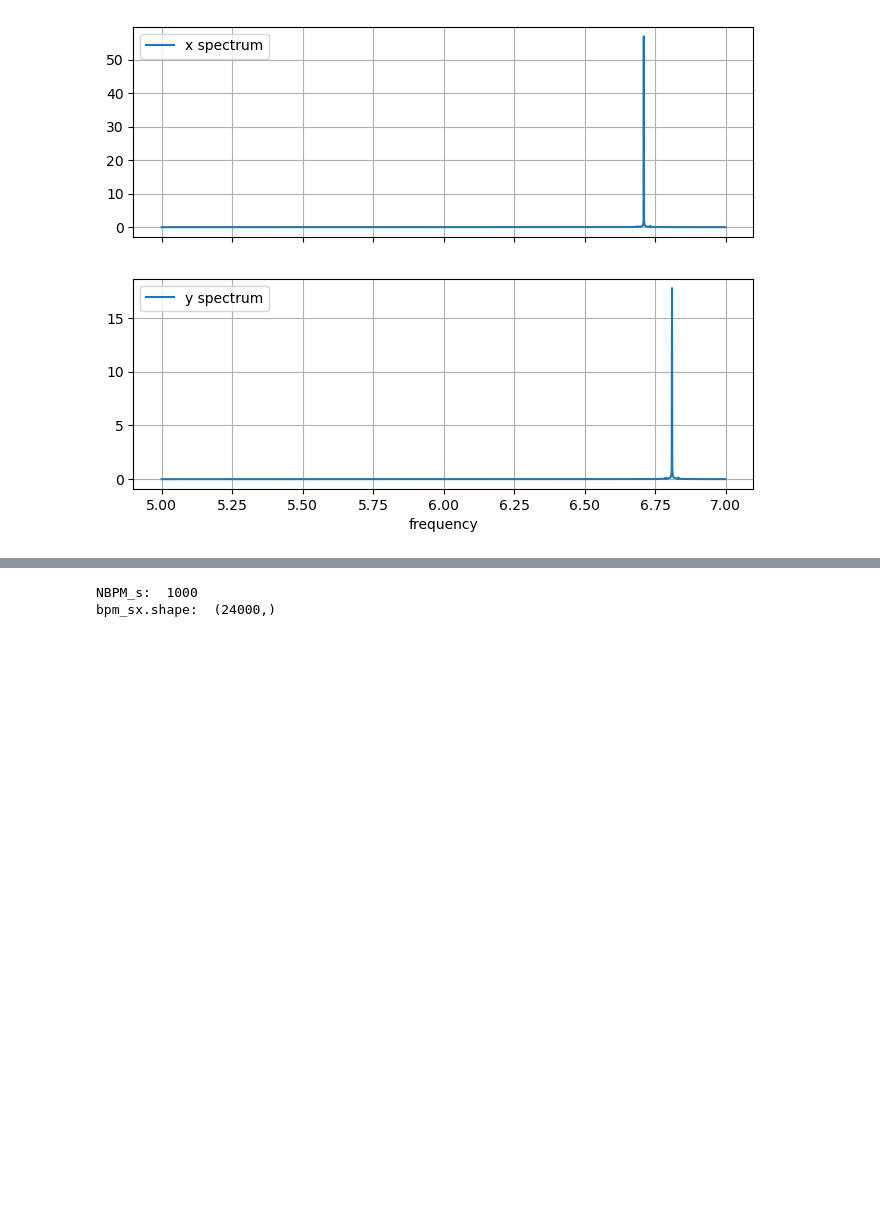
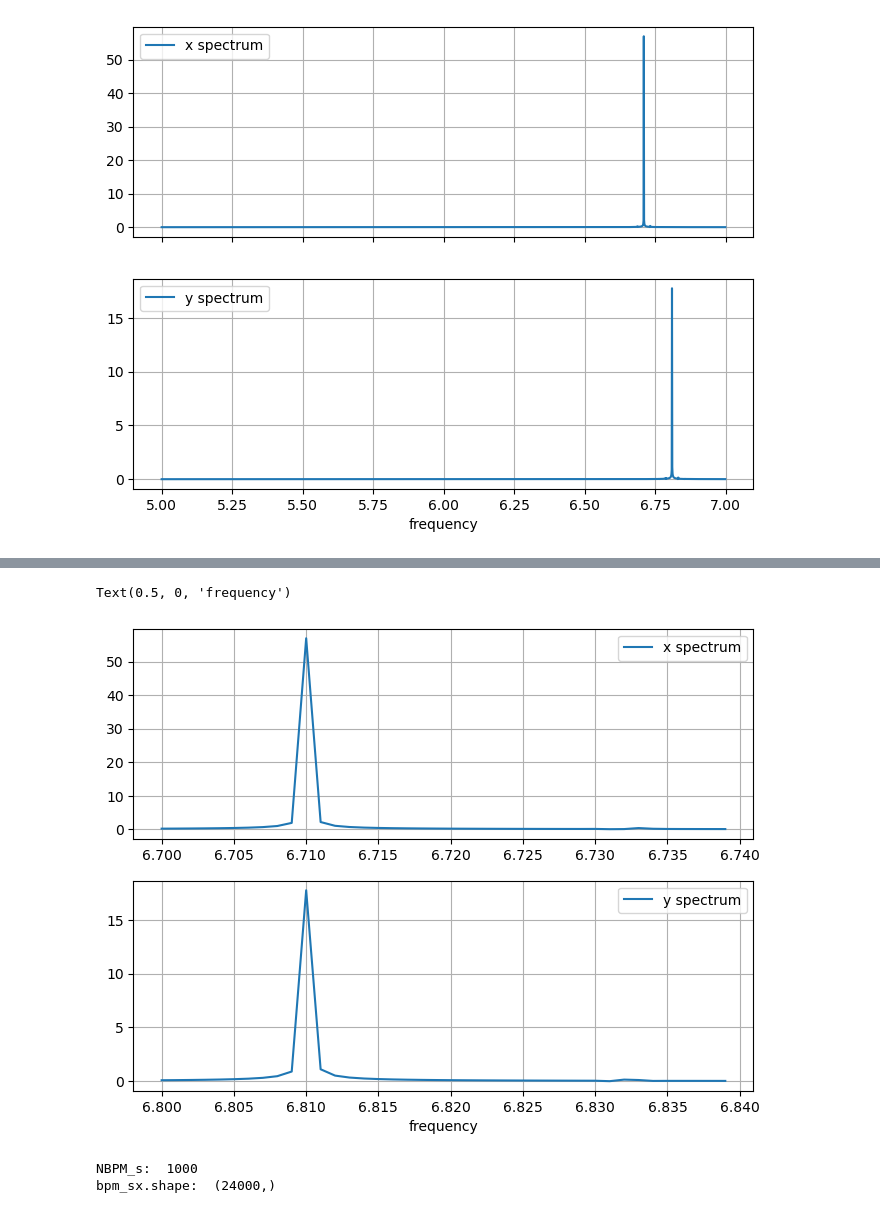
Before and after one commit to fnalacceleratormodeling/synergia2, a Jupyter notebook: examples/bpm_tracking/BPM_tracking.ipynb, the cells around one changed output, grey strips where cells are left out. Saved outputs shown, nothing was run; the diff lists cells and outputs as text; code cells hidden in the pictures; blank space fills up the shorter version.

```diff
--- a/examples/bpm_tracking/BPM_tracking.ipynb
+++ b/examples/bpm_tracking/BPM_tracking.ipynb
@@ -65 +95,17 @@ Text(0.5, 0, 'frequency')
+# %%
+i0 = int(np.floor(6.70/df))
+i1 = int(np.ceil(6.74/df))
+fig,ax = plt.subplots(2, 1, sharex=False)
+ax[0].plot(f[i0:i1], xt[i0:i1], label='x spectrum')
+ax[0].grid(True)
+ax[0].legend(loc='best')
+i2 = int(np.floor(6.80/df))
+i3 = int(np.ceil(6.84/df))
+ax[1].plot(f[i2:i3], yt[i2:i3], label='y spectrum')
+ax[1].grid(True)
+ax[1].legend(loc='best')
+ax[1].set_xlabel('frequency')
+# %% [output]
+Text(0.5, 0, 'frequency')
+[figure, added]
 # %%
```
Also changed, not shown: parts of 12 cells of this notebook, 1 other file.
